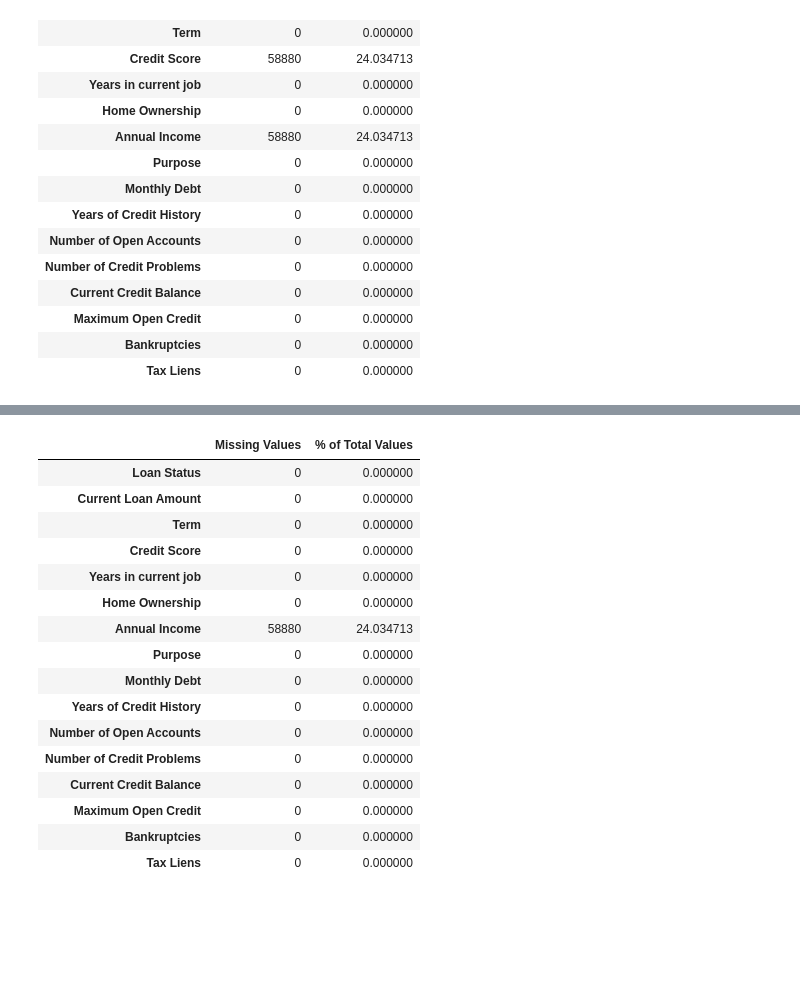
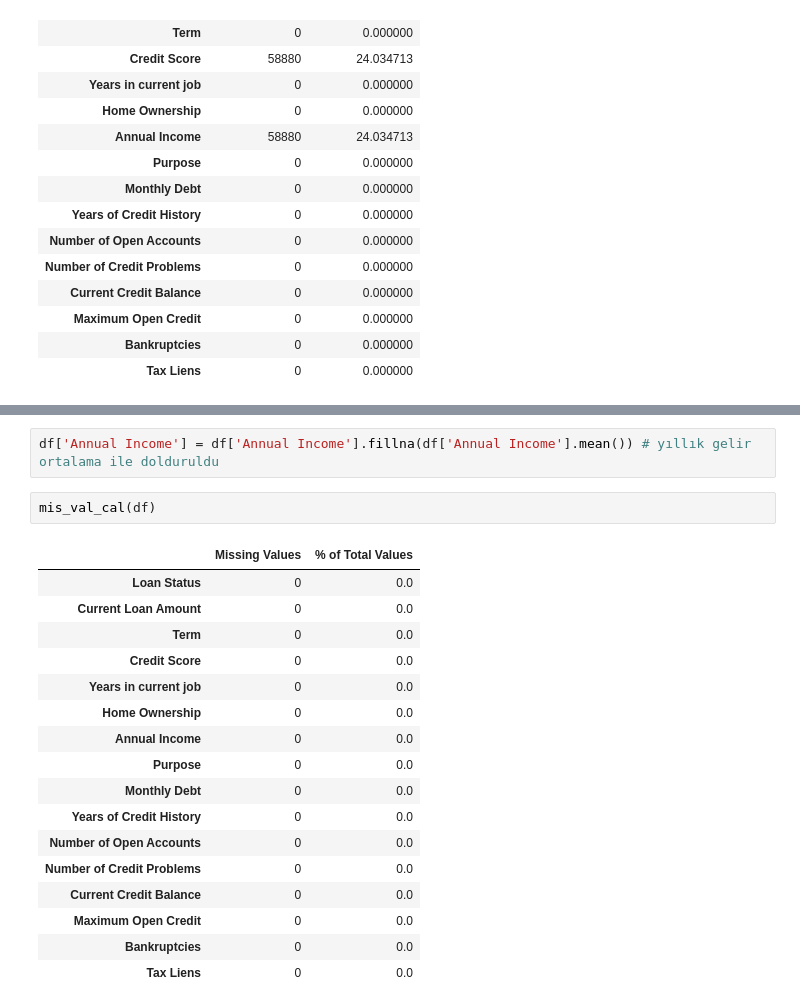
Before and after one commit to mmeliht/Artificial_Intelligence_Course, a Jupyter notebook: week3_homework/ Loan Prediction - Classification/ Loan Prediction - Classification.ipynb, the cells around one changed output, grey strips where cells are left out. Drawn from its saved outputs; the diff is of its cells as text; blank space fills up the shorter version.

```diff
--- a/week3_homework/ Loan Prediction - Classification/ Loan Prediction - Classification.ipynb
+++ b/week3_homework/ Loan Prediction - Classification/ Loan Prediction - Classification.ipynb
@@ -174,19 +172,22 @@ KeyError: ('Credit Score', 'Annual Income')
 # %%
+df['Annual Income'] = df['Annual Income'].fillna(df['Annual Income'].mean()) # yıllık gelir ortalama ile dolduruldu
-# %% [output]
-|  | Missing Values | % of Total Values |
-| Loan Status | 0 | 0.000000 |
-| Current Loan Amount | 0 | 0.000000 |
-| Term | 0 | 0.000000 |
-| Credit Score | 0 | 0.000000 |
-| Years in current job | 0 | 0.000000 |
-| Home Ownership | 0 | 0.000000 |
-| Annual Income | 58880 | 24.034713 |
-| Purpose | 0 | 0.000000 |
-| Monthly Debt | 0 | 0.000000 |
-| Years of Credit History | 0 | 0.000000 |
-| Number of Open Accounts | 0 | 0.000000 |
-| Number of Credit Problems | 0 | 0.000000 |
-| Current Credit Balance | 0 | 0.000000 |
-| Maximum Open Credit | 0 | 0.000000 |
-| Bankruptcies | 0 | 0.000000 |
-| Tax Liens | 0 | 0.000000 |
+# %%
+mis_val_cal(df)
+# %% [output]
+|  | Missing Values | % of Total Values |
+| Loan Status | 0 | 0.0 |
+| Current Loan Amount | 0 | 0.0 |
+| Term | 0 | 0.0 |
+| Credit Score | 0 | 0.0 |
+| Years in current job | 0 | 0.0 |
+| Home Ownership | 0 | 0.0 |
+| Annual Income | 0 | 0.0 |
+| Purpose | 0 | 0.0 |
+| Monthly Debt | 0 | 0.0 |
+| Years of Credit History | 0 | 0.0 |
+| Number of Open Accounts | 0 | 0.0 |
+| Number of Credit Problems | 0 | 0.0 |
+| Current Credit Balance | 0 | 0.0 |
+| Maximum Open Credit | 0 | 0.0 |
+| Bankruptcies | 0 | 0.0 |
+| Tax Liens | 0 | 0.0 |
```
Also changed, not shown: parts of 14 cells of this notebook.
